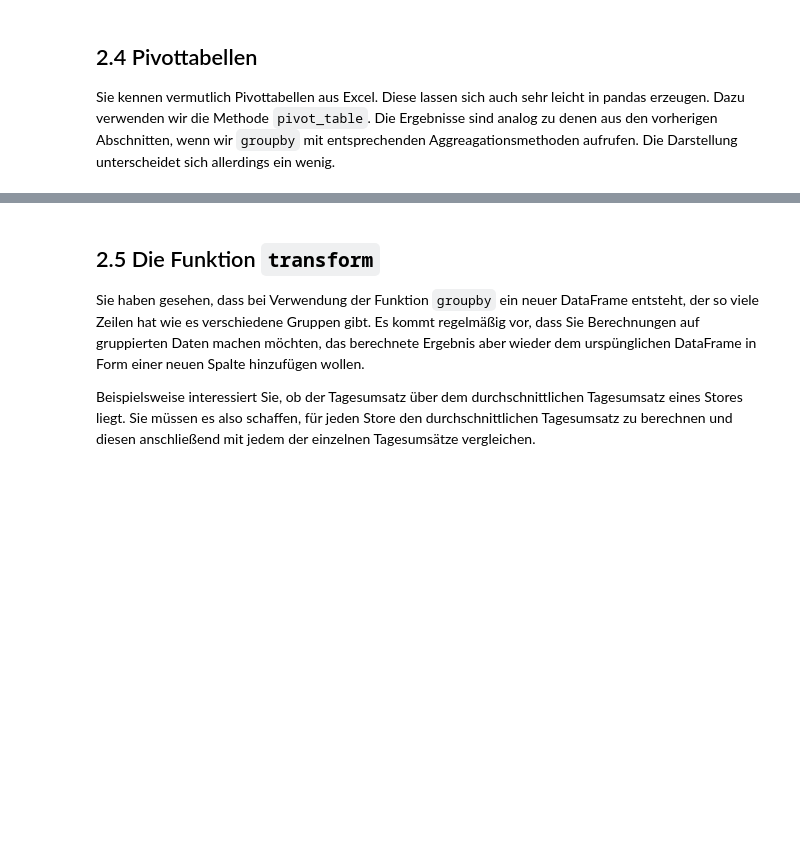
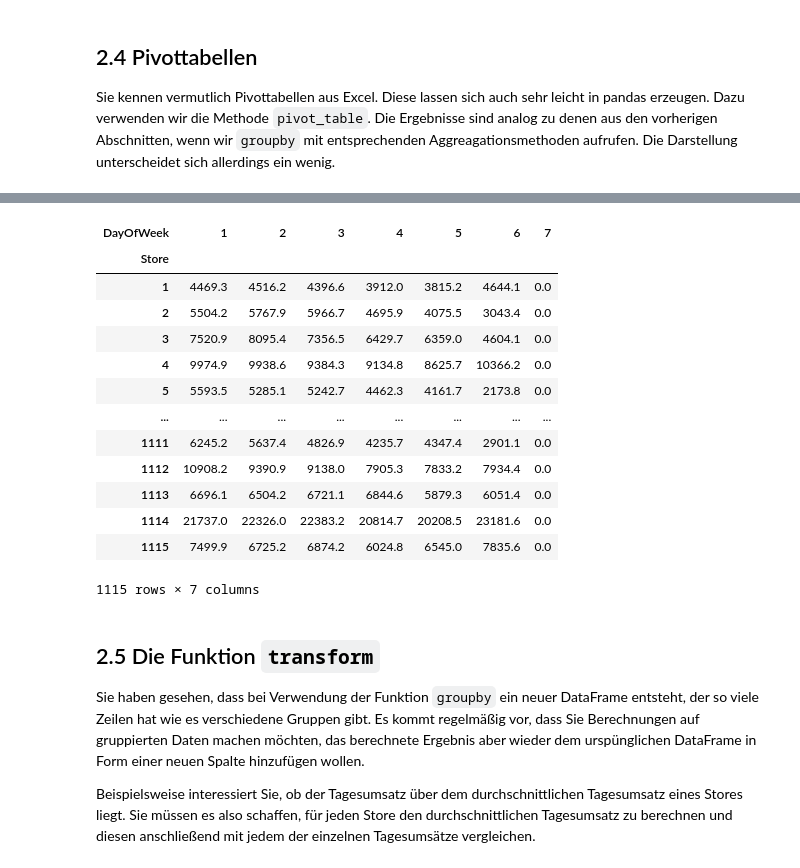
Before and after one commit to AlexKressner/Business_Intelligence, a Jupyter notebook: Pandas_Intro.ipynb, the cells around one changed output, grey strips where cells are left out. Drawn from its saved outputs; the diff is of its cells as text; code cells hidden in the pictures; blank space fills up the shorter version.

```diff
--- a/Pandas_Intro.ipynb
+++ b/Pandas_Intro.ipynb
@@ -493,12 +1183,27 @@ sales.pivot_table(values="Sales", index="Store", aggfunc=["min","mean","max"])
 # %%
 # Min, Max und Mittelwert des mittleren Tagesumsatzes je Wochentag
 sales.pivot_table(values="Sales",
                index="Store",
                aggfunc="mean",
                columns="DayOfWeek",
                fill_value="-",
-               margins=True
+               margins=False
               )
+# %% [output]
+| DayOfWeek | 1 | 2 | 3 | 4 | 5 | 6 | 7 |
+| Store |  |  |  |  |  |  |  |
+| 1 | 4469.3 | 4516.2 | 4396.6 | 3912.0 | 3815.2 | 4644.1 | 0.0 |
+| 2 | 5504.2 | 5767.9 | 5966.7 | 4695.9 | 4075.5 | 3043.4 | 0.0 |
+| 3 | 7520.9 | 8095.4 | 7356.5 | 6429.7 | 6359.0 | 4604.1 | 0.0 |
+| 4 | 9974.9 | 9938.6 | 9384.3 | 9134.8 | 8625.7 | 10366.2 | 0.0 |
+| 5 | 5593.5 | 5285.1 | 5242.7 | 4462.3 | 4161.7 | 2173.8 | 0.0 |
+| ... | ... | ... | ... | ... | ... | ... | ... |
+| 1111 | 6245.2 | 5637.4 | 4826.9 | 4235.7 | 4347.4 | 2901.1 | 0.0 |
+| 1112 | 10908.2 | 9390.9 | 9138.0 | 7905.3 | 7833.2 | 7934.4 | 0.0 |
+| 1113 | 6696.1 | 6504.2 | 6721.1 | 6844.6 | 5879.3 | 6051.4 | 0.0 |
+| 1114 | 21737.0 | 22326.0 | 22383.2 | 20814.7 | 20208.5 | 23181.6 | 0.0 |
+| 1115 | 7499.9 | 6725.2 | 6874.2 | 6024.8 | 6545.0 | 7835.6 | 0.0 |
+1115 rows × 7 columns
 # %% [markdown]
 ## 2.5 Die Funktion `transform` <a class="anchor" id="transform"></a>
 Sie haben gesehen, dass bei Verwendung der Funktion `groupby` ein neuer DataFrame entsteht, der so viele Zeilen hat wie es verschiedene Gruppen gibt. Es kommt regelmäßig vor, dass Sie Berechnungen auf gruppierten Daten machen möchten, das berechnete Ergebnis aber wieder dem urspünglichen DataFrame in Form einer neuen Spalte hinzufügen wollen.
```
Also changed, not shown: parts of 120 cells of this notebook.
